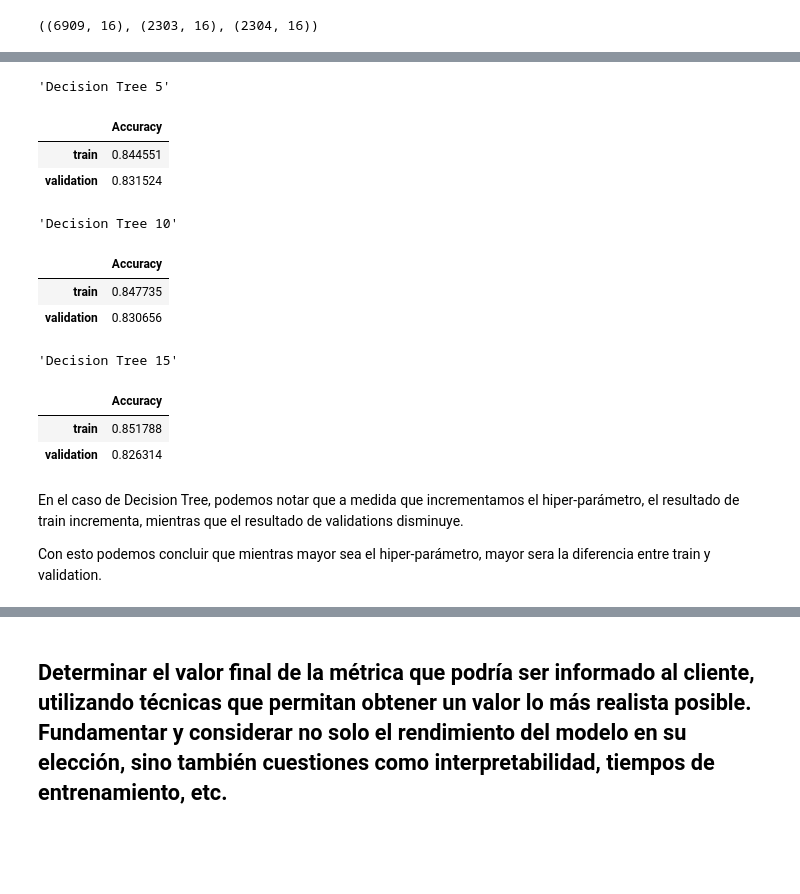
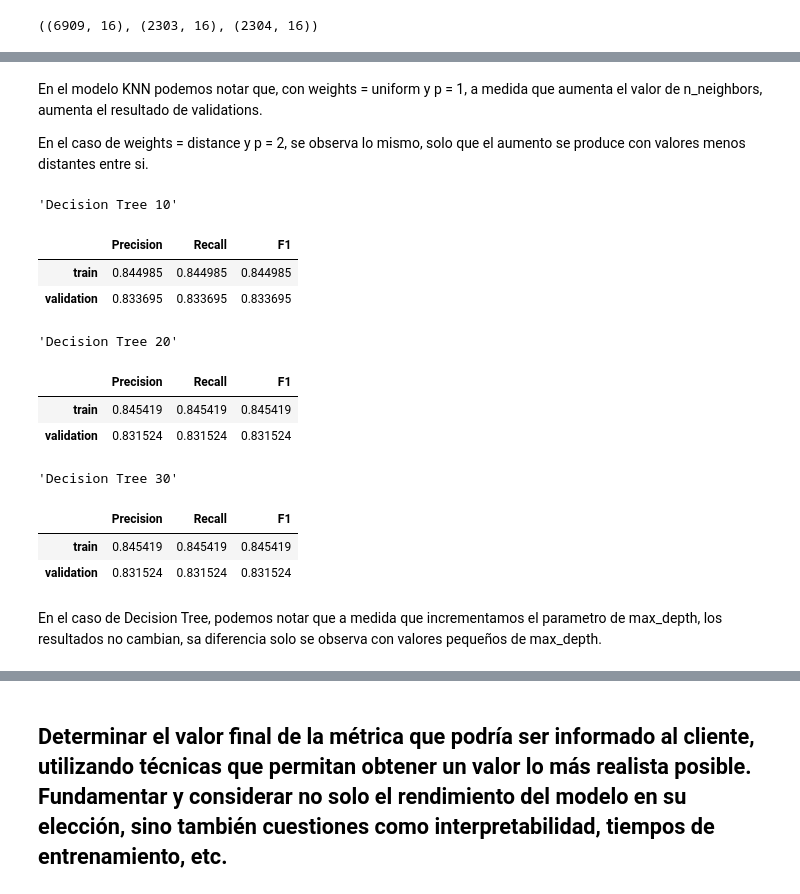
Before and after one commit to DiegoBressan/ml-grupo5, a Jupyter notebook: tp2_experimentation.ipynb, the cells around one changed output, grey strips where cells are left out. Saved outputs shown, nothing was run; the diff lists cells and outputs as text; code cells hidden in the pictures; blank space fills up the shorter version.

```diff
--- a/tp2_experimentation.ipynb
+++ b/tp2_experimentation.ipynb
@@ -185,7 +226,7 @@ def evaluar_Modelo(model, set_names=('train', 'validation'), Titulo=''):
 #Con feature engeeniring, sin hiperparámetros.
 
 # kNN
-Modelo_KNN = Pipeline([('mapper', mapper), ('classifier', KNeighborsClassifier())])
+Modelo_KNN = Pipeline([('mapper', mapper), ('classifier', KNeighborsClassifier(n_neighbors=10))])
 Modelo_KNN.fit(train, train.Good_Sale)
 predictions = Modelo_KNN.predict(validation)
 evaluar_Modelo(Modelo_KNN, Titulo='kNN')
@@ -227,18 +278,0 @@ Evaluaremos los modelos con los Hiper-parámetros:
-# %%
-# kNN 2
-Modelo_KNN_2 = Pipeline([('mapper', mapper), ('classifier', KNeighborsClassifier(2))])
-Modelo_KNN_2.fit(train, train.Good_Sale)
-predictions = Modelo_KNN_2.predict(validation)
-evaluar_Modelo(Modelo_KNN_2, Titulo='kNN-2')
-
-# kNN 4
-Modelo_KNN_4 = Pipeline([('mapper', mapper), ('classifier', KNeighborsClassifier(4))])
-Modelo_KNN_4.fit(train, train.Good_Sale)
-predictions = Modelo_KNN_4.predict(validation)
-evaluar_Modelo(Modelo_KNN_4, Titulo='kNN-4')
-
-# kNN 6
-Modelo_KNN_6 = Pipeline([('mapper', mapper), ('classifier', KNeighborsClassifier(6))])
-Modelo_KNN_6.fit(train, train.Good_Sale)
-predictions = Modelo_KNN_6.predict(validation)
-evaluar_Modelo(Modelo_KNN_6, Titulo='kNN-6')
@@ -260,33 +346,38 @@ En el modelo KNN podemos notar que con un hiper-parámetro de 2, obtenemos mejor
+# %% [markdown]
+En el modelo KNN podemos notar que, con weights = uniform y p = 1, a medida que aumenta el valor de n_neighbors, aumenta el resultado de validations.
+
+En el caso de weights = distance y p = 2, se observa lo mismo, solo que el aumento se produce con valores menos distantes entre si.
 # %%
-# Decision Tree 5
-Modelo_Decision_Tree_5 = Pipeline([('mapper', mapper), ('classifier', DecisionTreeClassifier(max_depth = 5))])
-Modelo_Decision_Tree_5.fit(train, train.Good_Sale)
-evaluar_Modelo(Modelo_Decision_Tree_5, Titulo='Decision Tree 5')
-
 # Decision Tree 10
-Modelo_Decision_Tree_10 = Pipeline([('mapper', mapper), ('classifier', DecisionTreeClassifier(max_depth = 10))])
+Modelo_Decision_Tree_10 = Pipeline([('mapper', mapper),
+                                   ('classifier', DecisionTreeClassifier(max_depth = 10, min_samples_split=10, min_samples_leaf=10))])
 Modelo_Decision_Tree_10.fit(train, train.Good_Sale)
 evaluar_Modelo(Modelo_Decision_Tree_10, Titulo='Decision Tree 10')
 
-# Decision Tree 15
-Modelo_Decision_Tree_15 = Pipeline([('mapper', mapper), ('classifier', DecisionTreeClassifier(max_depth = 15))])
-Modelo_Decision_Tree_15.fit(train, train.Good_Sale)
-evaluar_Modelo(Modelo_Decision_Tree_15, Titulo='Decision Tree 15')
+# Decision Tree 20
+Modelo_Decision_Tree_20 = Pipeline([('mapper', mapper),
+                                    ('classifier', DecisionTreeClassifier(max_depth = 20, min_samples_split=10, min_samples_leaf=10))])
+Modelo_Decision_Tree_20.fit(train, train.Good_Sale)
+evaluar_Modelo(Modelo_Decision_Tree_20, Titulo='Decision Tree 20')
+
+# Decision Tree 30
+Modelo_Decision_Tree_30 = Pipeline([('mapper', mapper),
+                                    ('classifier', DecisionTreeClassifier(max_depth = 30, min_samples_split=10, min_samples_leaf=10))])
+Modelo_Decision_Tree_30.fit(train, train.Good_Sale)
+evaluar_Modelo(Modelo_Decision_Tree_30, Titulo='Decision Tree 30')
 # %% [output]
-'Decision Tree 5'
+'Decision Tree 10'
-|  | Accuracy |
-| train | 0.844551 |
-| validation | 0.831524 |
+|  | Precision | Recall | F1 |
+| train | 0.844985 | 0.844985 | 0.844985 |
+| validation | 0.833695 | 0.833695 | 0.833695 |
-'Decision Tree 10'
+'Decision Tree 20'
-|  | Accuracy |
-| train | 0.847735 |
-| validation | 0.830656 |
+|  | Precision | Recall | F1 |
+| train | 0.845419 | 0.845419 | 0.845419 |
+| validation | 0.831524 | 0.831524 | 0.831524 |
-'Decision Tree 15'
+'Decision Tree 30'
-|  | Accuracy |
-| train | 0.851788 |
-| validation | 0.826314 |
+|  | Precision | Recall | F1 |
+| train | 0.845419 | 0.845419 | 0.845419 |
+| validation | 0.831524 | 0.831524 | 0.831524 |
 # %% [markdown]
-En el caso de Decision Tree, podemos notar que a medida que incrementamos el hiper-parámetro, el resultado de train incrementa, mientras que el resultado de validations disminuye.
-
-Con esto podemos concluir que mientras mayor sea el hiper-parámetro, mayor sera la diferencia entre train y validation.
+En el caso de Decision Tree, podemos notar que a medida que incrementamos el parametro de max_depth, los resultados no cambian, sa diferencia solo se observa con valores pequeños de max_depth.
 # %%
```
Also changed, not shown: parts of 22 cells of this notebook.
